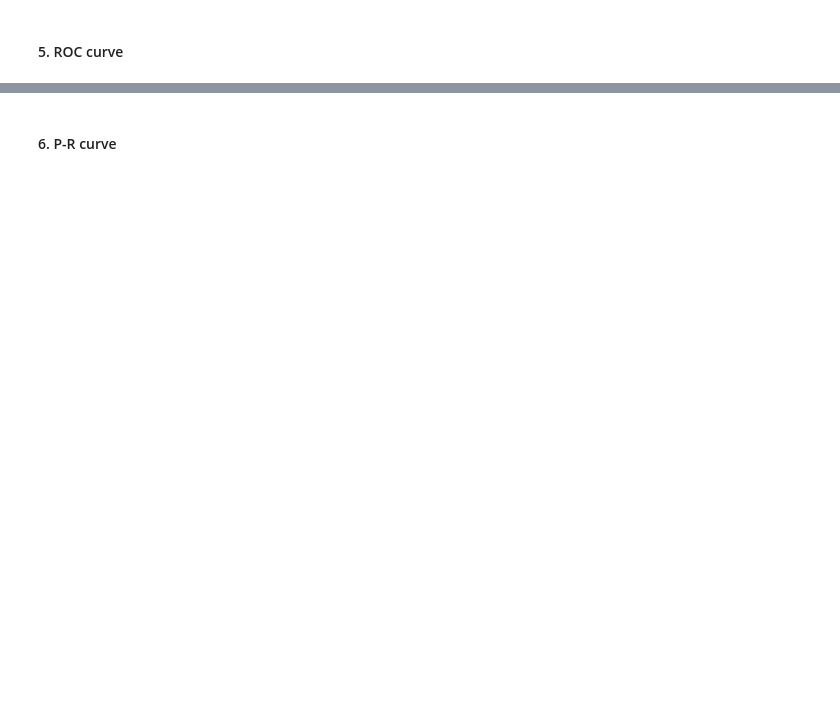
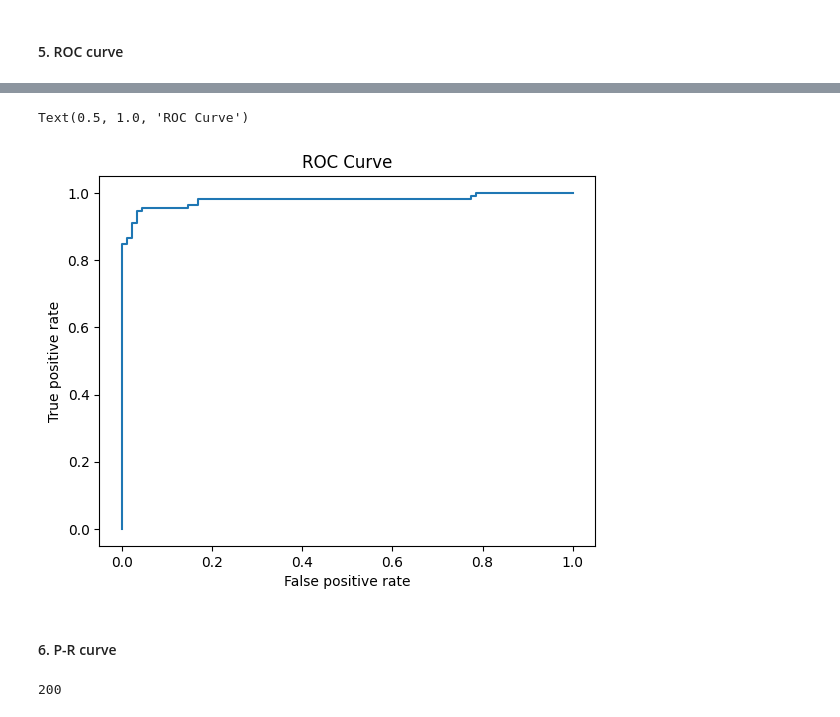
Before and after one commit to ianu717/2026-02-BILBAO-FT-Data-Science, a Jupyter notebook: 3-Machine_Learning/1-Supervisado/2-Classification/4-Logistic_Regression/ejercicios/Logistic-regression predict-ad-click_Unai.ipynb, the cells around one changed output, grey strips where cells are left out. Saved outputs shown, nothing was run; the diff lists cells and outputs as text; code cells hidden in the pictures; blank space fills up the shorter version.

```diff
--- a/3-Machine_Learning/1-Supervisado/2-Classification/4-Logistic_Regression/ejercicios/Logistic-regression predict-ad-click_Unai.ipynb
+++ b/3-Machine_Learning/1-Supervisado/2-Classification/4-Logistic_Regression/ejercicios/Logistic-regression predict-ad-click_Unai.ipynb
@@ -167,0 +562,2 @@ from sklearn.metrics import accuracy_score, confusion_matrix, precision_score, r
+# %%
+y_pred_prob = log_r.predict_proba(X_test_scal)
@@ -167,0 +584,2 @@ from sklearn.metrics import accuracy_score, confusion_matrix, precision_score, r
+# %%
+fpr, tpr, threshold = roc_curve(y_test, y_pred_prob[:,1])
@@ -168,3 +606,11 @@ from sklearn.metrics import accuracy_score, confusion_matrix, precision_score, r
+# %%
+plt.plot(fpr, tpr)
+plt.xlabel("False positive rate")
+plt.ylabel("True positive rate")
+plt.title("ROC Curve")
+# %% [output]
+Text(0.5, 1.0, 'ROC Curve')
+[figure, added]
 # %% [markdown]
 
 
@@ -171,0 +622,4 @@ from sklearn.metrics import accuracy_score, confusion_matrix, precision_score, r
+# %%
+len(thresholds)
+# %% [output]
+200
```
Also changed, not shown: parts of 62 cells of this notebook, 1 other file.
